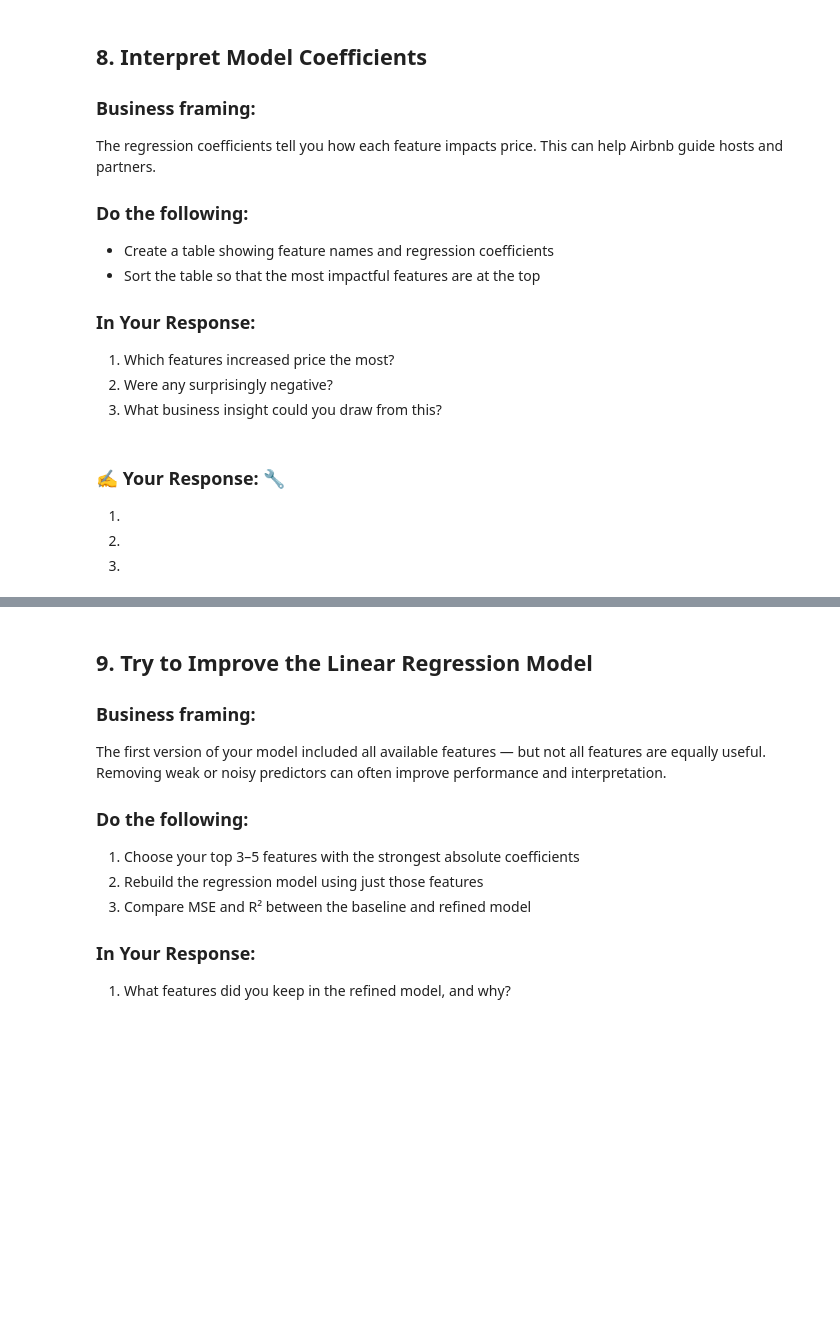
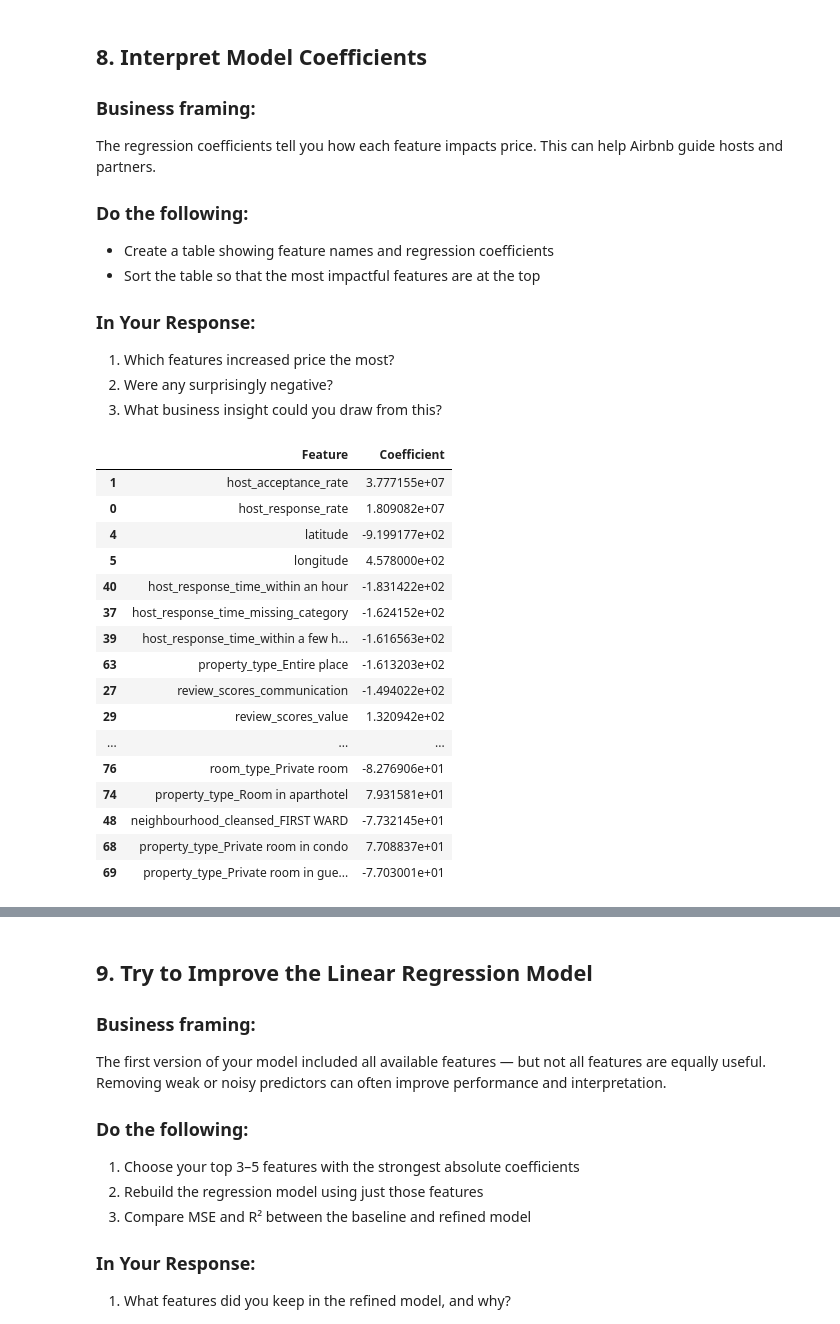
Before and after one commit to thornton330j/IS-4487, a Jupyter notebook: Assignments/assignment_11_ThorntonJackson.ipynb, the cells around one changed output, grey strips where cells are left out. Cells and saved outputs as stored; diff of their text form; code cells hidden in the pictures; blank space fills up the shorter version.

```diff
--- a/Assignments/assignment_11_ThorntonJackson.ipynb
+++ b/Assignments/assignment_11_ThorntonJackson.ipynb
@@ -273,11 +273,3 @@ Linear regression helps you quantify the impact of each feature on price and mak
 ### Do the following:
 - Fit a linear regression model to your training data
 - Use it to predict prices for the test set
-# %%
-X_test = pd.get_dummies(X_test, columns=categorical_cols, drop_first=True)
-
-# Align columns - crucial for consistent feature sets
-X_test = X_test.reindex(columns=X_train.columns, fill_value=0)
-
-print("Categorical columns in X_test have been one-hot encoded and aligned with X_train.")
-print(f"New shape of X_test: {X_test.shape}")
@@ -321,7 +371,31 @@ The regression coefficients tell you how each feature impacts price. This can he
-# %% [markdown]
-### ✍️ Your Response: 🔧
-1.
-
-2.
-
-3.
+# %%
+# 🔧 Add code here
+# Create a DataFrame of coefficients
+coefficients_df = pd.DataFrame({
+    'Feature': X_train_dummies.columns,
+    'Coefficient': model.coef_
+})
+
+# Sort by the absolute value of the coefficients to see the most impactful features
+coefficients_df['Abs_Coefficient'] = coefficients_df['Coefficient'].abs()
+coefficients_df = coefficients_df.sort_values(by='Abs_Coefficient', ascending=False).drop(columns='Abs_Coefficient')
+
+display(coefficients_df.head(20))
+# %% [output]
+|  | Feature | Coefficient |
+| 1 | host_acceptance_rate | 3.777155e+07 |
+| 0 | host_response_rate | 1.809082e+07 |
+| 4 | latitude | -9.199177e+02 |
+| 5 | longitude | 4.578000e+02 |
+| 40 | host_response_time_within an hour | -1.831422e+02 |
+| 37 | host_response_time_missing_category | -1.624152e+02 |
+| 39 | host_response_time_within a few h... | -1.616563e+02 |
+| 63 | property_type_Entire place | -1.613203e+02 |
+| 27 | review_scores_communication | -1.494022e+02 |
+| 29 | review_scores_value | 1.320942e+02 |
+| ... | ... | ... |
+| 76 | room_type_Private room | -8.276906e+01 |
+| 74 | property_type_Room in aparthotel | 7.931581e+01 |
+| 48 | neighbourhood_cleansed_FIRST WARD | -7.732145e+01 |
+| 68 | property_type_Private room in condo | 7.708837e+01 |
+| 69 | property_type_Private room in gue... | -7.703001e+01 |
```
Also changed, not shown: parts of 10 cells of this notebook.
